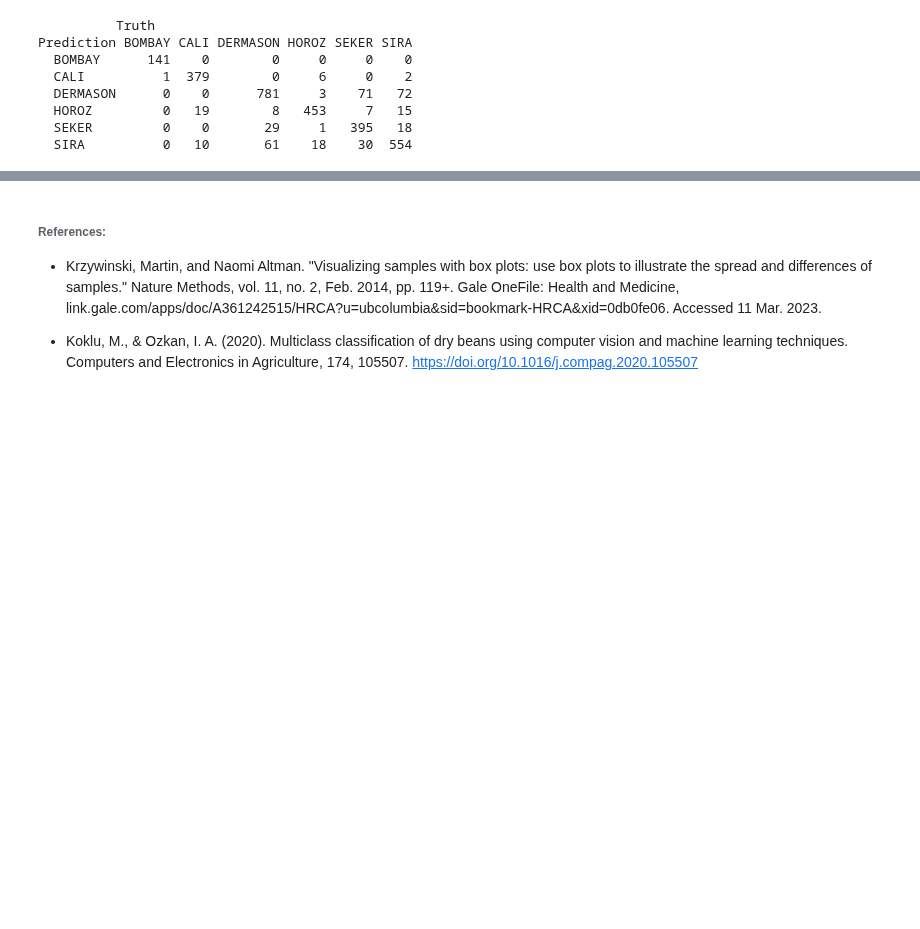
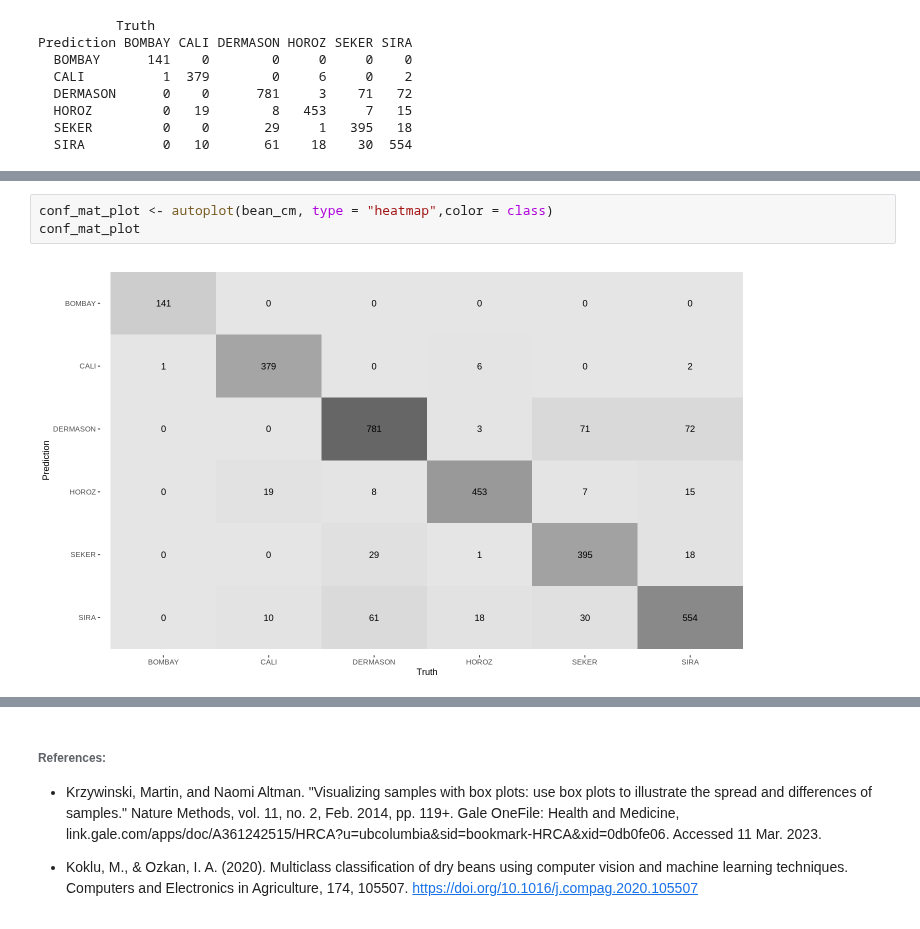
Before and after one commit to emeraldnqa/Bean-Type-Classfiifcation, a Jupyter notebook: proposal code.ipynb, the cells around one changed output, grey strips where cells are left out. Saved outputs shown, nothing was run; the diff lists cells and outputs as text; blank space fills up the shorter version.

```diff
--- a/proposal code.ipynb
+++ b/proposal code.ipynb
@@ -392,0 +393,5 @@ plot_grid(bean_predictions_plot, bean_trueclass_plot, ncol = 2)
+# %%
+conf_mat_plot <- autoplot(bean_cm, type = "heatmap",color = class)
+conf_mat_plot
+# %% [output]
+[figure, added]
```
Also changed, not shown: parts of 4 cells of this notebook.
